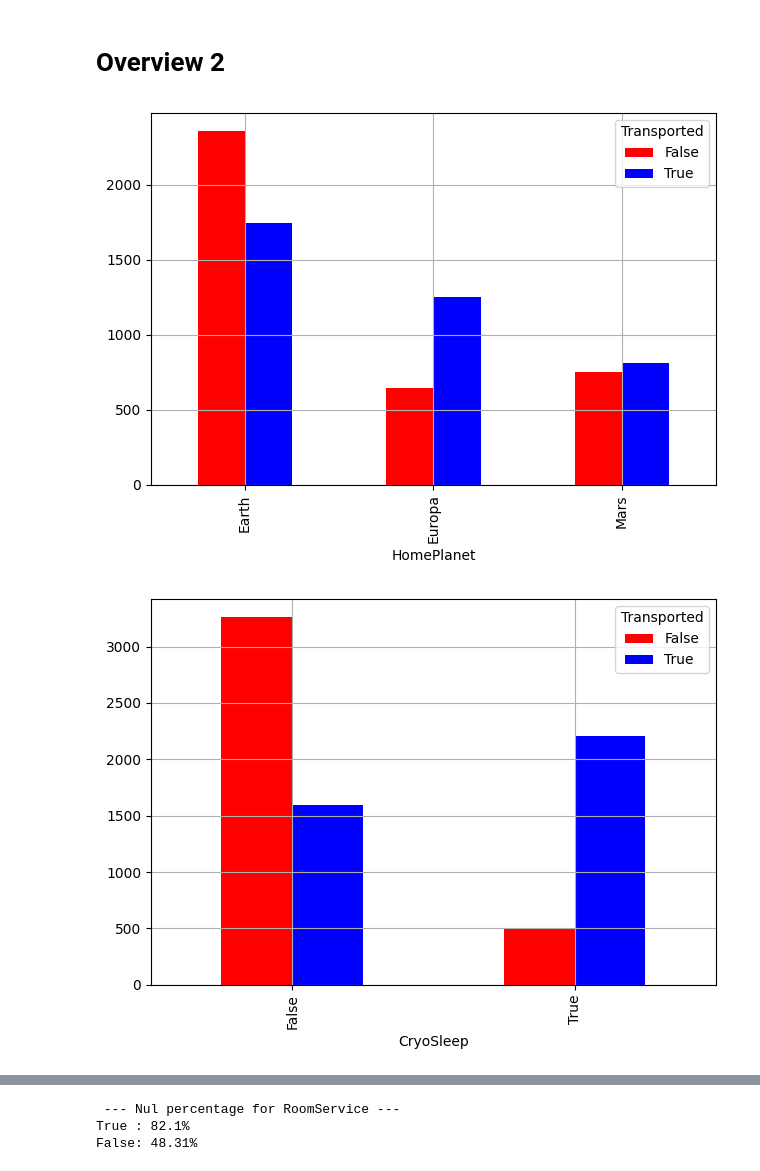
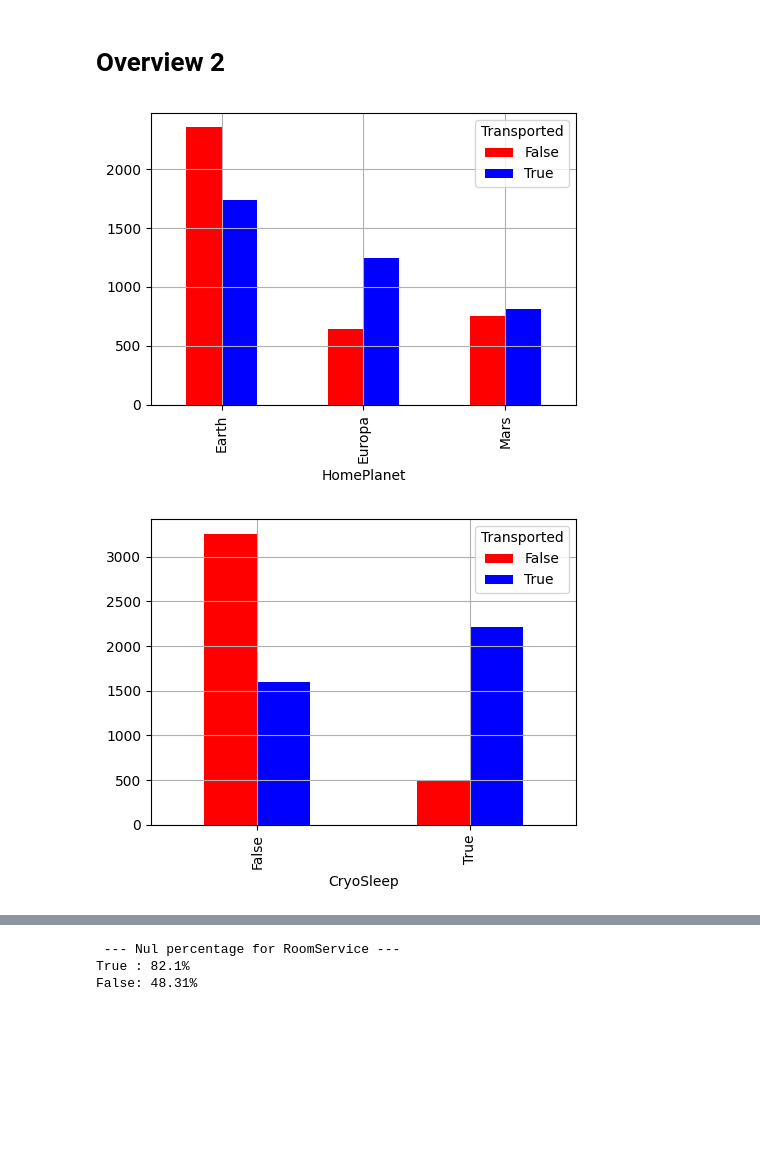
Before and after one commit to Husted42/Husted42, a Jupyter notebook: python/pipeline/spaceshipTitanic/pipeline.ipynb, the cells around one changed output, grey strips where cells are left out. Drawn from its saved outputs; the diff is of its cells as text; code cells hidden in the pictures; blank space fills up the shorter version.

```diff
--- a/python/pipeline/spaceshipTitanic/pipeline.ipynb
+++ b/python/pipeline/spaceshipTitanic/pipeline.ipynb
@@ -103,7 +103,7 @@ for elm in lst:
         aggfunc='count')
 
     fig, ax = plt.subplots()
-    df_pivot.plot(kind="bar", ax=ax, color=['blue', 'green', 'tab:orange'])
+    df_pivot.plot(kind="bar", ax=ax, color=['blue', 'green', 'tab:orange'], figsize=(5,4))
     ax.tick_params(axis='x', rotation=0)
     ax.set_ylabel("count")
     plt.show()
@@ -251,16 +251,16 @@ print(train.head())
 # %%
 rcParams.update({'figure.autolayout': True})
 df_obj = pd.concat([train.select_dtypes(include = ['object']),train['Transported']], axis = 1)
 df_obj = df_obj.drop(columns=['PassengerId'])
 
 for i in df_obj:
     if i != 'Transported':
         var = ['Transported', i]
         (df_obj[var].groupby('Transported').value_counts()
             .unstack('Transported')
-            .plot(kind='bar', grid=True, color=['red', 'blue']))
+            .plot(kind='bar', grid=True, color=['red', 'blue'], figsize=(5,4)), )
         ax.tick_params(axis='x', rotation=0)
         plt.show()
 # %% [output]
-[figure, old version]
+[figure, new version]
-[figure, old version]
+[figure, new version]
```
Also changed, not shown: parts of 5 cells of this notebook.
